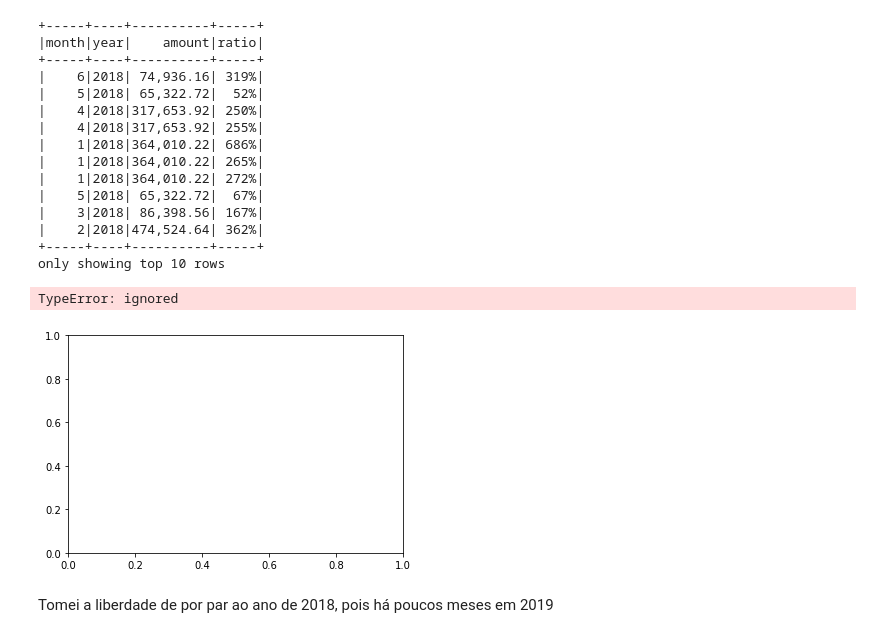
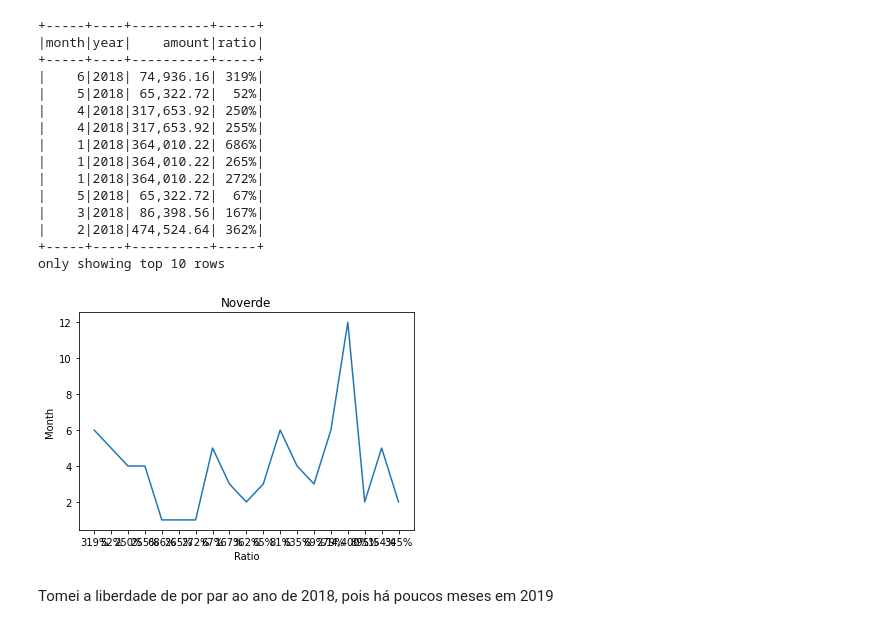
Before and after one commit to eduardobart/data_engineer_essentials, a Jupyter notebook: Noverde_Eduardo_Bartolomeu.ipynb, the cells around one changed output. Drawn from its saved outputs; the diff is of its cells as text; code cells hidden in the pictures.

```diff
--- a/Noverde_Eduardo_Bartolomeu.ipynb
+++ b/Noverde_Eduardo_Bartolomeu.ipynb
@@ -383,11 +383,17 @@ df_questao_1.show(10)
 only showing top 10 rows
 # %%
 import matplotlib.pyplot as plt
-# %%
-plt.plot(df_questao_1.select('month', 'ratio').collect())
-# %% [output]
-TypeError: ignored
-[figure, removed]
+# %%
+df_questao_1.createOrReplaceTempView('df_questao_1_temp_to_plot')
+df_questao_1_to_plot = spark.sql('select * from df_questao_1_temp_to_plot')
+pd_questao_1 = df_questao_1_to_plot.toPandas()
+plt.plot(pd_questao_1['ratio'], pd_questao_1['month'])
+plt.title('Noverde')
+plt.xlabel('Ratio')
+plt.ylabel('Month')
+plt.show()
+# %% [output]
+[figure, added]
 # %% [markdown]
 Tomei a liberdade de por par ao ano de 2018, pois há poucos meses em 2019
 # %% [markdown]
```
